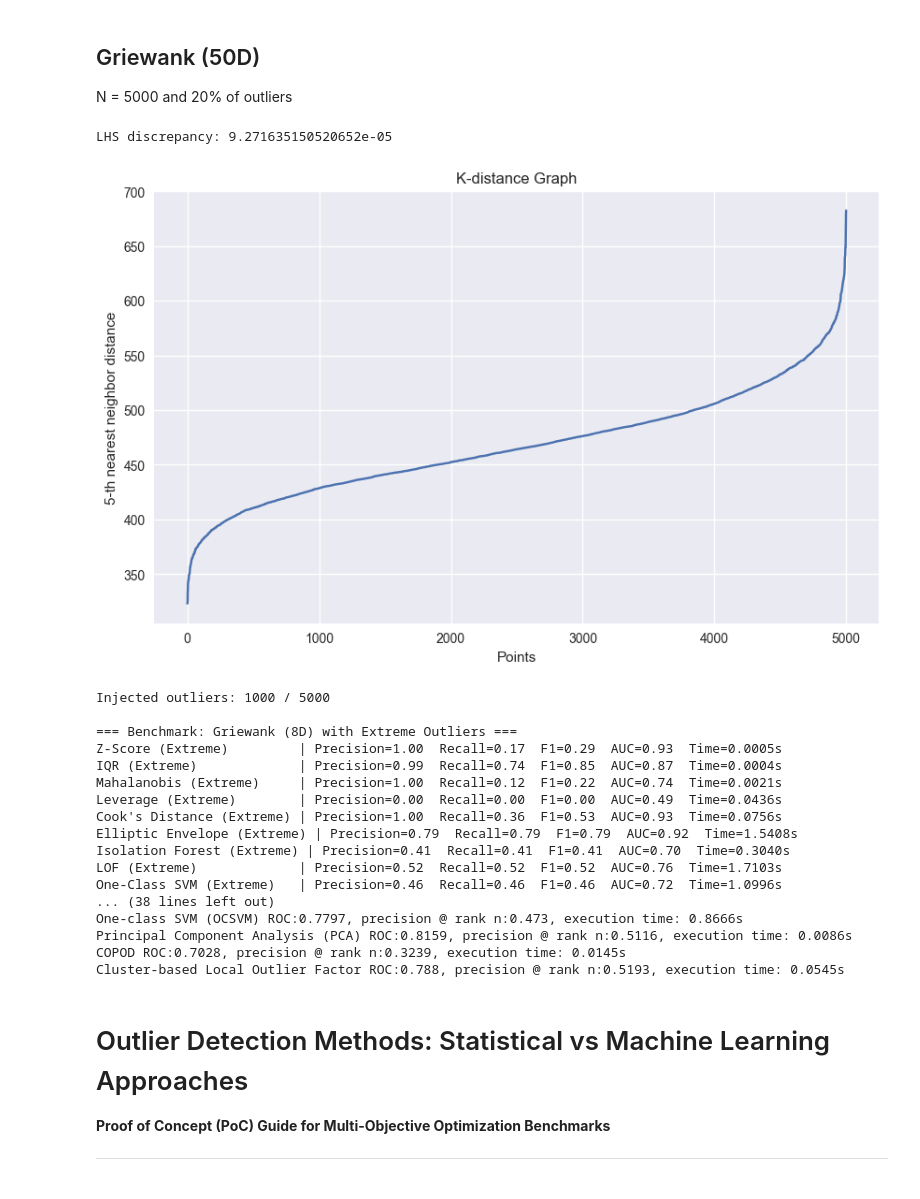
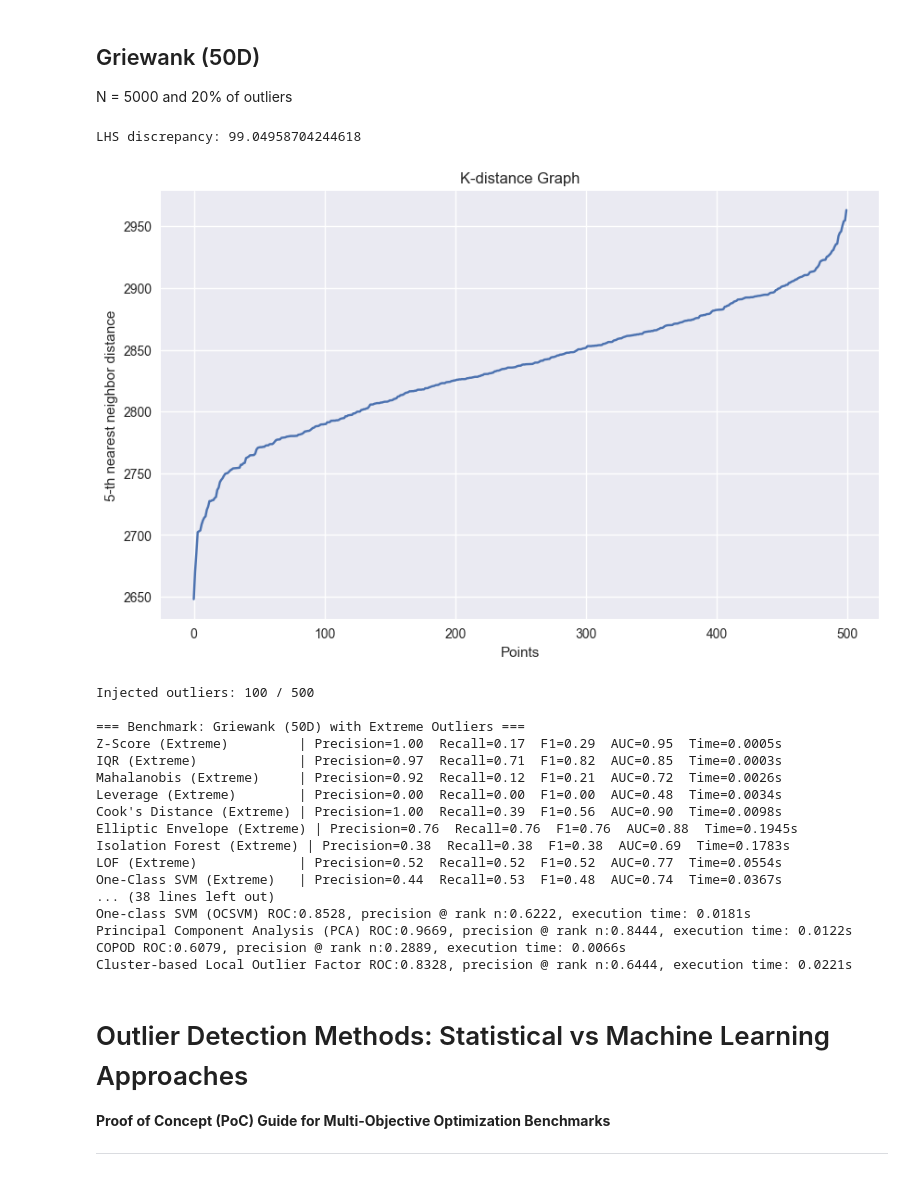
Before and after one commit to joelkdb/Outlier-Detection-Research, a Jupyter notebook: outlier_detection_methods.ipynb, the cells around one changed output. Saved outputs shown, nothing was run; the diff lists cells and outputs as text; code cells hidden in the pictures.

Commit message:
Implementing a second version of outlier detection to run and save result for correlation.

```diff
--- a/outlier_detection_methods.ipynb
+++ b/outlier_detection_methods.ipynb
@@ -1482,9 +1137,9 @@ y = bench.evaluate(X)
 y = np.asarray(y).reshape(-1)
 contamination_rate = 0.15
 
-plot_k_distance_graph(X, k=5)
+#plot_k_distance_graph(X, k=5)
 
-run_detection_pipeline(bench, stat, ml, N=N, contamination_rate=contamination_rate, n_clusters=30, eps=0.5)
+run_detection_pipeline(X, y, bench, stat, ml, N=N, contamination_rate=contamination_rate, eps=0.5)
 # %% [output]
 LHS discrepancy: 0.18098857791563994
 [figure]
@@ -1517,9 +1172,9 @@ y = bench.evaluate(X)
 y = np.asarray(y).reshape(-1)
 contamination_rate = 0.05
 
-plot_k_distance_graph(X, k=5)
+#plot_k_distance_graph(X, k=5)
 
-run_detection_pipeline(bench, stat, ml, N=N, contamination_rate=contamination_rate, eps=0.5)
+run_detection_pipeline(X, y, bench, stat, ml, N=N, contamination_rate=contamination_rate, eps=0.5)
 # %% [output]
 LHS discrepancy: 0.002840461515352999
 [figure]
@@ -1552,9 +1207,9 @@ y = bench.evaluate(X)
 y = np.asarray(y).reshape(-1)
 contamination_rate = 0.15
 
-plot_k_distance_graph(X, k=5)
+# plot_k_distance_graph(X, k=5)
 
-run_detection_pipeline(bench, stat, ml, N=N, contamination_rate=contamination_rate, n_clusters=32, eps=100)
+run_detection_pipeline(X, y, bench, stat, ml, N=N, contamination_rate=contamination_rate, eps=0.5)
 # %% [output]
 LHS discrepancy: 0.11485027579361162
 [figure]
@@ -1587,9 +1242,9 @@ y = bench.evaluate(X)
 y = np.asarray(y).reshape(-1)
 contamination_rate = 0.08
 
-plot_k_distance_graph(X, k=5)
+# plot_k_distance_graph(X, k=5)
 
-run_detection_pipeline(bench, stat, ml, N=N, contamination_rate=contamination_rate, eps=0.5)
+run_detection_pipeline(X, y, bench, stat, ml, N=N, contamination_rate=contamination_rate, eps=0.5)
 # %% [output]
 LHS discrepancy: 0.00134443225939207
 [figure]
@@ -1615,36 +1270,36 @@ Cluster-based Local Outlier Factor ROC:1.0, precision @ rank n:1.0, execution ti
 
 N = 5000 and 20% of outliers
 # %%
-bench = Benchmark("griewank", dim=8)
+bench = Benchmark("griewank", dim=50)
 N = 5000
 X = bench.sample_lhs(N)
 y = bench.evaluate(X)
 y = np.asarray(y).reshape(-1)
 contamination_rate = 0.2
 
-plot_k_distance_graph(X, k=5)
+# plot_k_distance_graph(X, k=5)
 
-run_detection_pipeline(bench, stat, ml, N=N, contamination_rate=contamination_rate, n_clusters=32, eps=600.0)
+run_detection_pipeline(X, y, bench, stat, ml, N=N, contamination_rate=contamination_rate, eps=0.5)
 # %% [output]
-LHS discrepancy: 9.271635150520652e-05
+LHS discrepancy: 99.04958704244618
-[figure, old version]
+[figure, new version]
-Injected outliers: 1000 / 5000
+Injected outliers: 100 / 500
 
-=== Benchmark: Griewank (8D) with Extreme Outliers ===
-Z-Score (Extreme)         | Precision=1.00  Recall=0.17  F1=0.29  AUC=0.93  Time=0.0005s
-IQR (Extreme)             | Precision=0.99  Recall=0.74  F1=0.85  AUC=0.87  Time=0.0004s
-Mahalanobis (Extreme)     | Precision=1.00  Recall=0.12  F1=0.22  AUC=0.74  Time=0.0021s
-Leverage (Extreme)        | Precision=0.00  Recall=0.00  F1=0.00  AUC=0.49  Time=0.0436s
-Cook's Distance (Extreme) | Precision=1.00  Recall=0.36  F1=0.53  AUC=0.93  Time=0.0756s
-Elliptic Envelope (Extreme) | Precision=0.79  Recall=0.79  F1=0.79  AUC=0.92  Time=1.5408s
-Isolation Forest (Extreme) | Precision=0.41  Recall=0.41  F1=0.41  AUC=0.70  Time=0.3040s
-LOF (Extreme)             | Precision=0.52  Recall=0.52  F1=0.52  AUC=0.76  Time=1.7103s
-One-Class SVM (Extreme)   | Precision=0.46  Recall=0.46  F1=0.46  AUC=0.72  Time=1.0996s
+=== Benchmark: Griewank (50D) with Extreme Outliers ===
+Z-Score (Extreme)         | Precision=1.00  Recall=0.17  F1=0.29  AUC=0.95  Time=0.0005s
+IQR (Extreme)             | Precision=0.97  Recall=0.71  F1=0.82  AUC=0.85  Time=0.0003s
+Mahalanobis (Extreme)     | Precision=0.92  Recall=0.12  F1=0.21  AUC=0.72  Time=0.0026s
+Leverage (Extreme)        | Precision=0.00  Recall=0.00  F1=0.00  AUC=0.48  Time=0.0034s
+Cook's Distance (Extreme) | Precision=1.00  Recall=0.39  F1=0.56  AUC=0.90  Time=0.0098s
+Elliptic Envelope (Extreme) | Precision=0.76  Recall=0.76  F1=0.76  AUC=0.88  Time=0.1945s
+Isolation Forest (Extreme) | Precision=0.38  Recall=0.38  F1=0.38  AUC=0.69  Time=0.1783s
+LOF (Extreme)             | Precision=0.52  Recall=0.52  F1=0.52  AUC=0.77  Time=0.0554s
+One-Class SVM (Extreme)   | Precision=0.44  Recall=0.53  F1=0.48  AUC=0.74  Time=0.0367s
 ... (38 lines left out)
-One-class SVM (OCSVM) ROC:0.7797, precision @ rank n:0.473, execution time: 0.8666s
-Principal Component Analysis (PCA) ROC:0.8159, precision @ rank n:0.5116, execution time: 0.0086s
-COPOD ROC:0.7028, precision @ rank n:0.3239, execution time: 0.0145s
-Cluster-based Local Outlier Factor ROC:0.788, precision @ rank n:0.5193, execution time: 0.0545s
+One-class SVM (OCSVM) ROC:0.8528, precision @ rank n:0.6222, execution time: 0.0181s
+Principal Component Analysis (PCA) ROC:0.9669, precision @ rank n:0.8444, execution time: 0.0122s
+COPOD ROC:0.6079, precision @ rank n:0.2889, execution time: 0.0066s
+Cluster-based Local Outlier Factor ROC:0.8328, precision @ rank n:0.6444, execution time: 0.0221s
 # %%
 # import math
 
```
Also changed, not shown: parts of 20 cells of this notebook, 2 other files.
